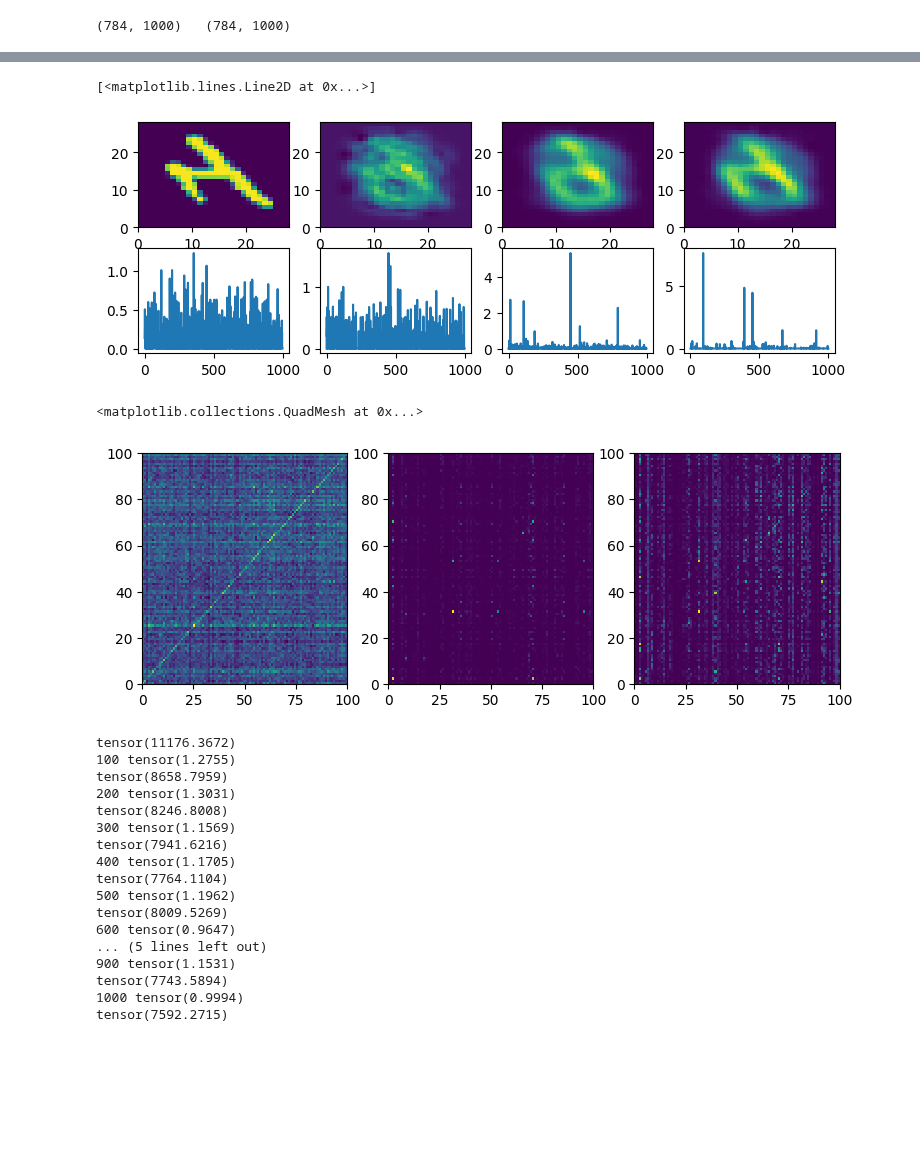
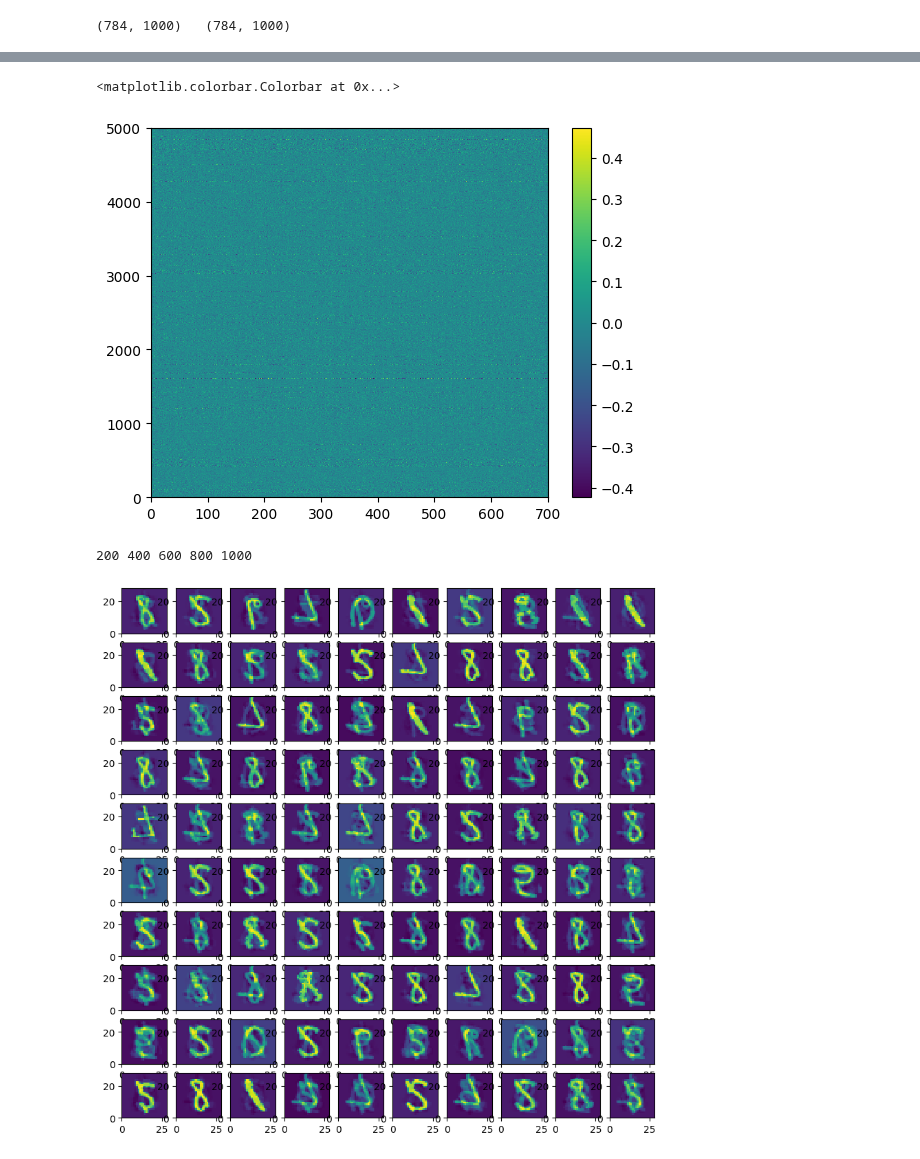
Before and after one commit to wormLove/DCNet, a Jupyter notebook: DCNet_Pytorch.ipynb, the cells around one changed output, grey strips where cells are left out. Saved outputs shown, nothing was run; the diff lists cells and outputs as text; code cells hidden in the pictures; blank space fills up the shorter version.

```diff
--- a/DCNet_Pytorch.ipynb
+++ b/DCNet_Pytorch.ipynb
@@ -589,61 +443,39 @@ axs[2].pcolormesh(init_activity_d_n[:1000,:])
-# %%
-sample_indx = 59
-recon_0 = torch.mm(torch.unsqueeze(init_activity_0[sample_indx,:], 0), torch.tensor(init_proj).T.float())
-recon_f = torch.mm(torch.unsqueeze(init_activity_f[sample_indx,:], 0), torch.tensor(proj).T.float())
-recon_d = torch.mm(torch.unsqueeze(init_activity_d[sample_indx,:], 0), torch.tensor(proj-init_proj).T.float())
-recon_d_n = torch.mm(torch.unsqueeze(init_activity_d_n[sample_indx,:], 0), normalize(torch.tensor(proj-init_proj), p=2, dim=0).T.float())
-fig, axs = plt.subplots(2, 4, figsize=(9, 3))
-axs[0,0].pcolormesh(test_set[:,sample_indx].reshape(28,28))
-axs[0,1].pcolormesh(recon_f.reshape(28,28))
-axs[0,2].pcolormesh(recon_d.reshape(28,28))
-axs[0,3].pcolormesh(recon_d_n.reshape(28,28))
-
-axs[1,0].plot(init_activity_0[sample_indx,:], label='f')
-axs[1,1].plot(init_activity_f[sample_indx,:], label='f')
-axs[1,2].plot(init_activity_d[sample_indx,:], label='d')
-axs[1,3].plot(init_activity_d_n[sample_indx,:], label='d_n')
-# %% [output]
-[<matplotlib.lines.Line2D at 0x...>]
-[figure, removed]
-# %%
-act_0_n = normalize(init_activity_0, p=2, dim=1)
-act_f_n = normalize(init_activity_f, p=2, dim=1)
-act_d_n = normalize(init_activity_d, p=2, dim=1)
-act_d_n_n = normalize(init_activity_d_n, p=2, dim=1)
-
-fig, axs = plt.subplots(1, 3, figsize=(9, 3))
-axs[0].pcolormesh(torch.mm(act_f_n[:100,:100], act_0_n[:100,:100].T))
-axs[1].pcolormesh(torch.mm(act_d_n[:100,:100], act_d_n_n[:100,:100].T))
-axs[2].pcolormesh(torch.mm(act_f_n[:100,:100], act_d_n_n[:100,:100].T))
-# %% [output]
-<matplotlib.collections.QuadMesh at 0x...>
-[figure, removed]
+# %%
+n = 500
+
+inps = torch.tensor(test_set).float()
+U, s, V = torch.pca_lowrank(inps.T, q=500, center=True)
+n_comp = get_effective_dim(s)
+S_n = s**2/torch.sum(s**2)
+
+
+s_inv = torch.diag(S_n[:n]**(-1))
+randomizer = randomizer_matrix(700, n)
+init_connections = multi_dot((V[:,:n], s_inv, randomizer.T))
+init_connections_n = normalize(init_connections, p=2, dim=0)
+
+plt.pcolormesh(torch.mm(inps.T, init_connections_n))
+plt.colorbar()
+# %% [output]
+<matplotlib.colorbar.Colorbar at 0x...>
+[figure, added]
 # %%
-module_d = DiscriminationModule(torch.randn(784, 500), mode='l')
+module_d = DiscriminationModule(init_connections, mode='l', lr=1.0)
 for i, sample in enumerate(test_set.T):
     if i > 1000:
         break
-    elif i > 0 and not i%100:
+    elif i > 0 and not i%200:
         print(i, end=" ")
         module_d.homeostasize()
 
     x = torch.unsqueeze(torch.tensor(sample).float(), 0)
     module_d(x)
+
+wf = module_d.connections()
+fig, ax = plt.subplots(10, 10, figsize=(10,10))
+for n in range(100):
+    i, j = divmod(n, 10)
+    ax[i,j].pcolormesh(wf[:,n].reshape(28,28))
 # %% [output]
-tensor(11176.3672)
-100 tensor(1.2755)
-tensor(8658.7959)
-200 tensor(1.3031)
-tensor(8246.8008)
-300 tensor(1.1569)
-tensor(7941.6216)
-400 tensor(1.1705)
-tensor(7764.1104)
-500 tensor(1.1962)
-tensor(8009.5269)
-600 tensor(0.9647)
-... (5 lines left out)
-900 tensor(1.1531)
-tensor(7743.5894)
-1000 tensor(0.9994)
-tensor(7592.2715)
+200 400 600 800 1000
+[figure, added]
```
Also changed, not shown: parts of 11 cells of this notebook.
